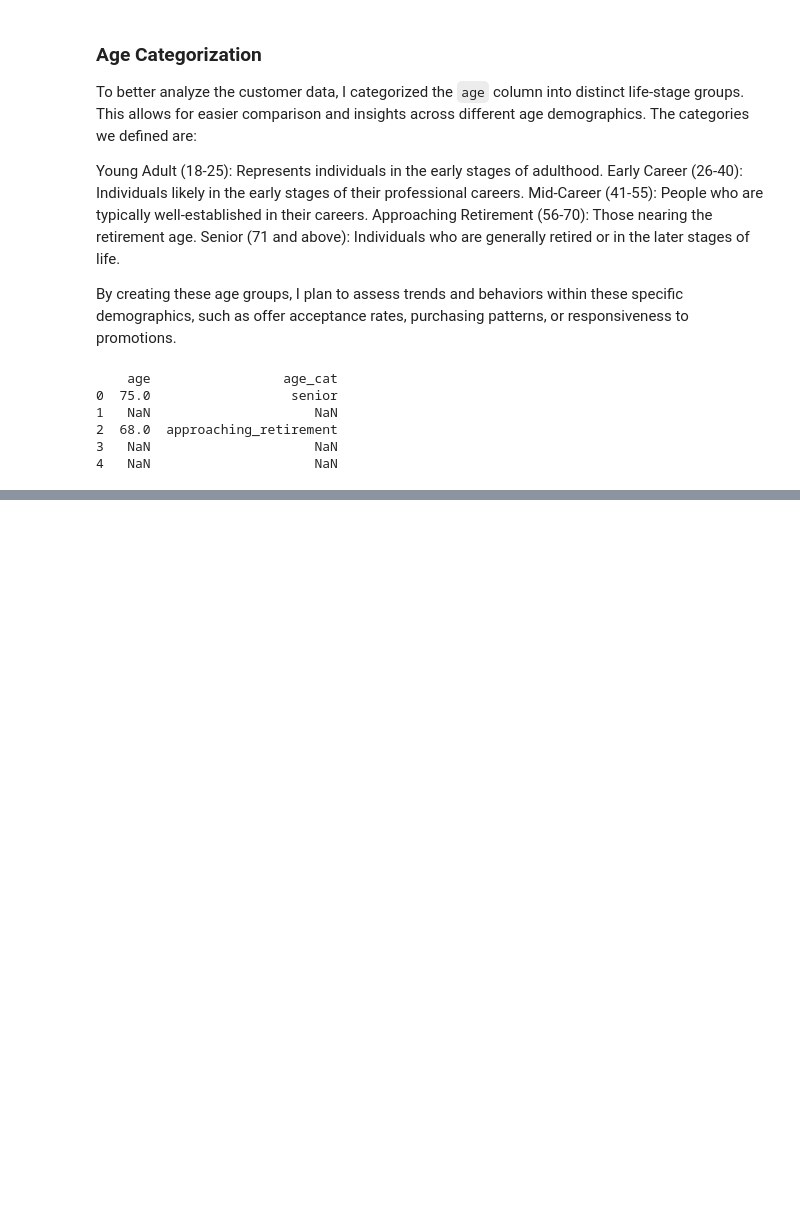
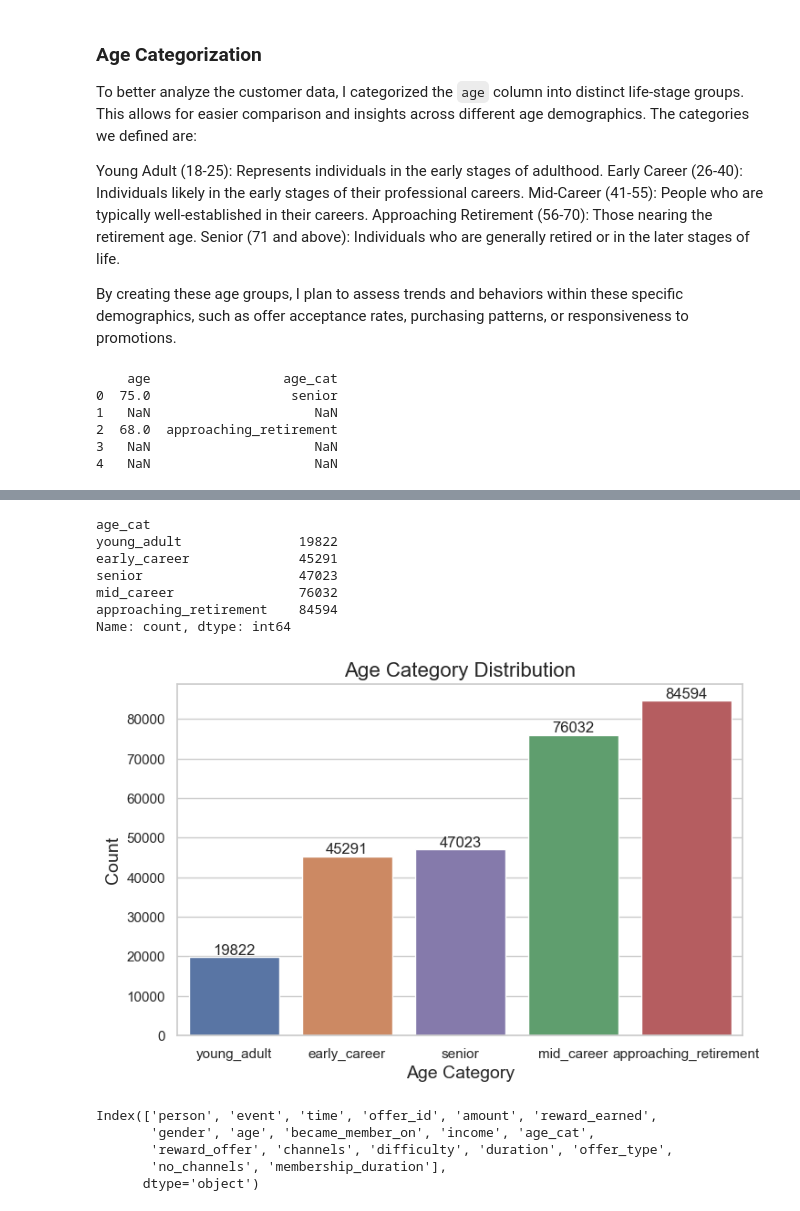
Before and after one commit to CoskunErden/Udacity_DS_Capstone_Project, a Jupyter notebook: starbucks_capstone.ipynb, the cells around one changed output, grey strips where cells are left out. Drawn from its saved outputs; the diff is of its cells as text; code cells hidden in the pictures; blank space fills up the shorter version.

```diff
--- a/starbucks_capstone.ipynb
+++ b/starbucks_capstone.ipynb
@@ -713,0 +775,38 @@ print(df[['age', 'age_cat']].head())
+# %%
+# Examining the distributions of 'age_cat'
+age_cat_counts = df['age_cat'].value_counts().sort_values(ascending = True)
+print(age_cat_counts)
+
+# Bar plot of 'age_cat'
+sns.set(style = 'whitegrid')
+
+# Create a bar plot
+plt.figure(figsize= (8,5))
+ax = sns.barplot(x = age_cat_counts.index, y = age_cat_counts.values, hue = age_cat_counts.index, order=age_cat_counts.index)
+
+# Titles and labels
+plt.title('Age Category Distribution', fontsize = 16)
+plt.xlabel('Age Category', fontsize = 14)
+plt.ylabel('Count', fontsize =14)
+
+for i in ax.containers:
+    ax.bar_label(i,)
+
+plt.show()
+# %% [output]
+age_cat
+young_adult               19822
+early_career              45291
+senior                    47023
+mid_career                76032
+approaching_retirement    84594
+Name: count, dtype: int64
+[figure, added]
+# %%
+df.columns
+# %% [output]
+Index(['person', 'event', 'time', 'offer_id', 'amount', 'reward_earned',
+       'gender', 'age', 'became_member_on', 'income', 'age_cat',
+       'reward_offer', 'channels', 'difficulty', 'duration', 'offer_type',
+       'no_channels', 'membership_duration'],
+      dtype='object')
```
Also changed, not shown: parts of 23 cells of this notebook.
